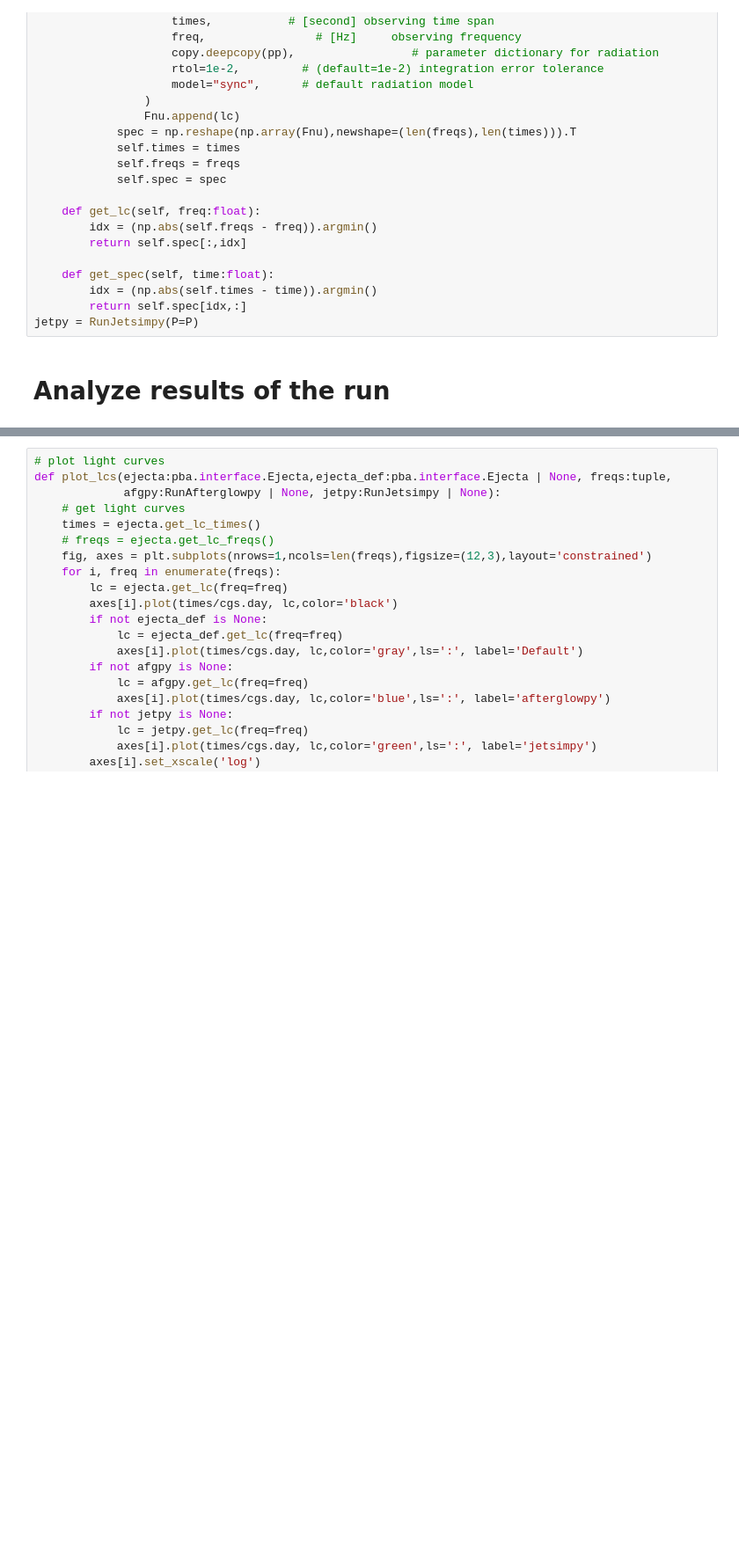
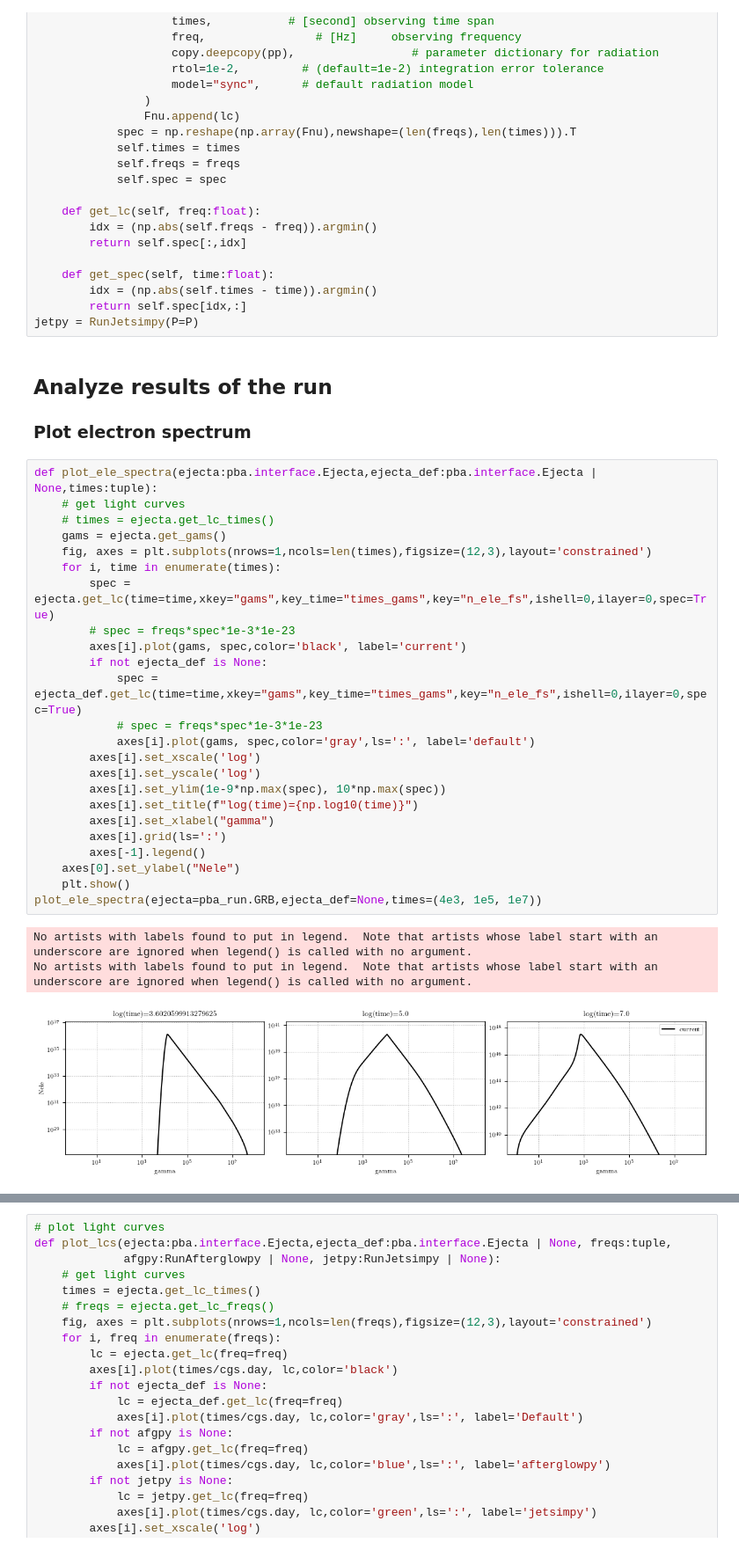
Before and after one commit to vsevolodnedora/PyBlastAfterglowMag, a Jupyter notebook: notebooks/grb_afterglow/tophat_jet.ipynb, the cells around one changed output, grey strips where cells are left out. Shown at 88% size. Cells and saved outputs as stored; diff of their text form; blank space fills up the shorter version.

```diff
--- a/notebooks/grb_afterglow/tophat_jet.ipynb
+++ b/notebooks/grb_afterglow/tophat_jet.ipynb
@@ -224,4 +229,33 @@ class RunJetsimpy:
         return self.spec[idx,:]
 jetpy = RunJetsimpy(P=P)
 # %% [markdown]
-# Analyze results of the run
+##  Analyze results of the run
+### Plot electron spectrum
+# %%
+def plot_ele_spectra(ejecta:pba.interface.Ejecta,ejecta_def:pba.interface.Ejecta | None,times:tuple):
+    # get light curves
+    # times = ejecta.get_lc_times()
+    gams = ejecta.get_gams()
+    fig, axes = plt.subplots(nrows=1,ncols=len(times),figsize=(12,3),layout='constrained')
+    for i, time in enumerate(times):
+        spec = ejecta.get_lc(time=time,xkey="gams",key_time="times_gams",key="n_ele_fs",ishell=0,ilayer=0,spec=True)
+        # spec = freqs*spec*1e-3*1e-23
+        axes[i].plot(gams, spec,color='black', label='current')
+        if not ejecta_def is None:
+            spec = ejecta_def.get_lc(time=time,xkey="gams",key_time="times_gams",key="n_ele_fs",ishell=0,ilayer=0,spec=True)
+            # spec = freqs*spec*1e-3*1e-23
+            axes[i].plot(gams, spec,color='gray',ls=':', label='default')
+        axes[i].set_xscale('log')
+        axes[i].set_yscale('log')
+        axes[i].set_ylim(1e-9*np.max(spec), 10*np.max(spec))
+        axes[i].set_title(f"log(time)={np.log10(time)}")
+        axes[i].set_xlabel("gamma")
+        axes[i].grid(ls=':')
+        axes[-1].legend()
+    axes[0].set_ylabel("Nele")
+    plt.show()
+plot_ele_spectra(ejecta=pba_run.GRB,ejecta_def=None,times=(4e3, 1e5, 1e7))
+# %% [output]
+No artists with labels found to put in legend.  Note that artists whose label start with an underscore are ignored when legend() is called with no argument.
+No artists with labels found to put in legend.  Note that artists whose label start with an underscore are ignored when legend() is called with no argument.
+[figure, added]
```
Also changed, not shown: parts of 25 cells of this notebook, 4 other files.
